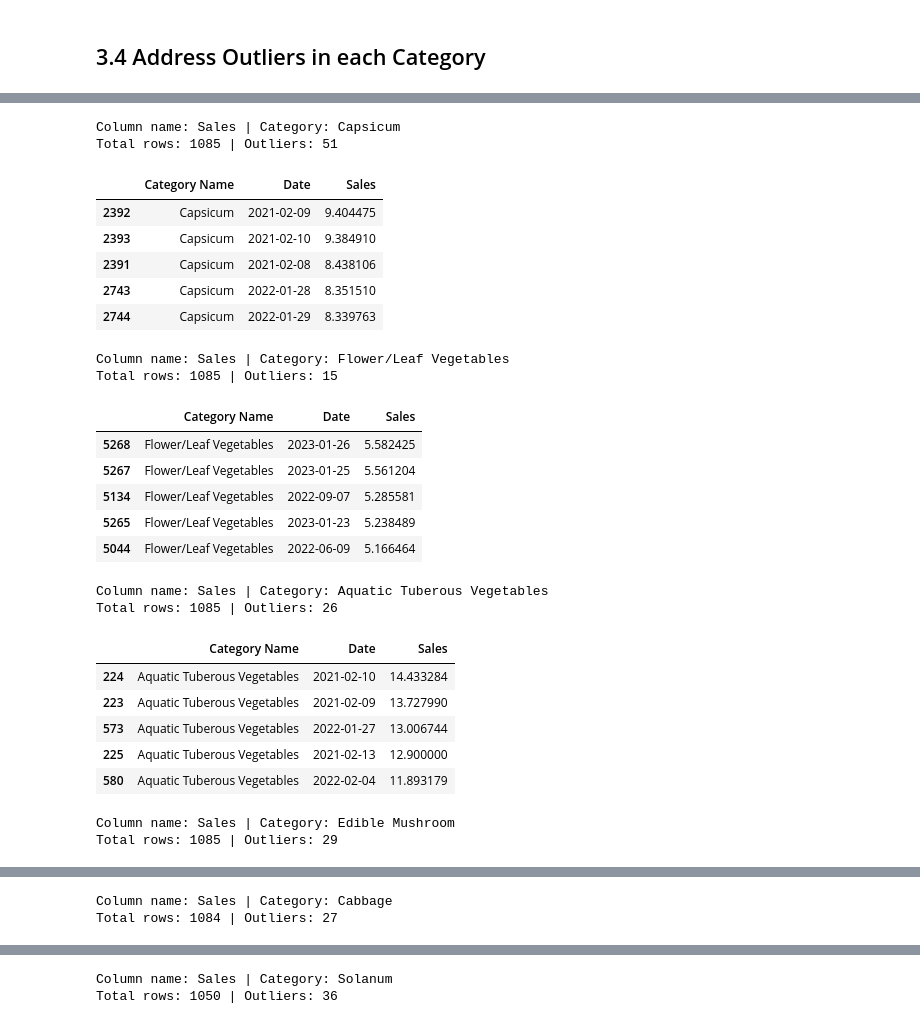
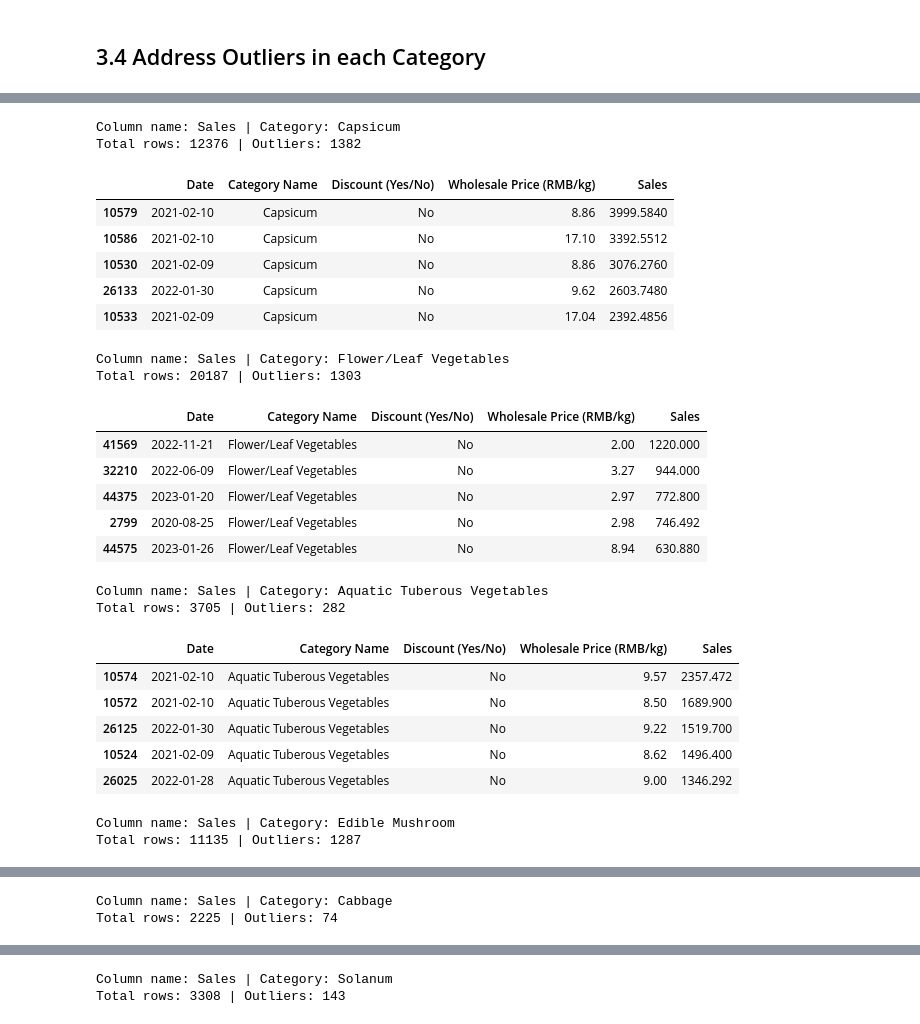
Before and after one commit to prattapong/Data-Science-Portfolio, a Jupyter notebook: Projects/Supermaket Sales Data/code/Exploratory Data Analysis.ipynb, the cells around one changed output, grey strips where cells are left out. Drawn from its saved outputs; the diff is of its cells as text; code cells hidden in the pictures.

```diff
--- a/Projects/Supermaket Sales Data/code/Exploratory Data Analysis.ipynb
+++ b/Projects/Supermaket Sales Data/code/Exploratory Data Analysis.ipynb
@@ -188,16 +189,0 @@ Number of Missing Dates: 45
-# %%
-df_merge['Sales'] = df_merge['Quantity Sold (kilo)'] * df_merge['Unit Selling Price (RMB/kg)']
-
-fig, ax = plt.subplots(1, 2, figsize=(25, 10))
-sns.barplot(data = df_merge.groupby('Category Name', as_index = False)['Unit Selling Price (RMB/kg)'].mean(),
-            y = 'Category Name',
-            x = 'Unit Selling Price (RMB/kg)',
-            ax = ax[0],)
-sns.barplot(data = df_loss.merge(df_item.drop('Item Name', axis = 1),
-                                 how = 'left',
-                                 on = 'Item Code').groupby('Category Name', as_index = False)['Loss Rate (%)'].mean(),
-            y = 'Category Name',
-            x = 'Loss Rate (%)',
-            ax = ax[1])
-plt.ylabel(False)
-plt.show()
@@ -216,0 +190,7 @@ plt.show()
+# %%
+# Create Sales column
+df_merge['Sales'] = df_merge['Unit Selling Price (RMB/kg)'] * df_merge['Quantity Sold (kilo)']
+
+# Aggregate as new table
+df_agg = df_merge.groupby(['Date', 'Category Name', 'Discount (Yes/No)', 'Wholesale Price (RMB/kg)'], as_index = False)['Sales'].sum()
+df_agg.head()
@@ -252,33 +239,33 @@ def get_outlier_rows(df: pd.DataFrame,
     display(outliers.sort_values(by = col, ascending = False).head())
 # %%
 for category in categories:
-    get_outlier_rows(df = df_merge.groupby(['Category Name', 'Date'], as_index = False)['Sales'].mean(),
+    get_outlier_rows(df = df_agg,
                      col = 'Sales',
                      category_name = category)
 # %% [output]
 Column name: Sales | Category: Capsicum
-Total rows: 1085 | Outliers: 51
+Total rows: 12376 | Outliers: 1382
-|  | Category Name | Date | Sales |
-| 2392 | Capsicum | 2021-02-09 | 9.404475 |
-| 2393 | Capsicum | 2021-02-10 | 9.384910 |
-| 2391 | Capsicum | 2021-02-08 | 8.438106 |
-| 2743 | Capsicum | 2022-01-28 | 8.351510 |
-| 2744 | Capsicum | 2022-01-29 | 8.339763 |
+|  | Date | Category Name | Discount (Yes/No) | Wholesale Price (RMB/kg) | Sales |
+| 10579 | 2021-02-10 | Capsicum | No | 8.86 | 3999.5840 |
+| 10586 | 2021-02-10 | Capsicum | No | 17.10 | 3392.5512 |
+| 10530 | 2021-02-09 | Capsicum | No | 8.86 | 3076.2760 |
+| 26133 | 2022-01-30 | Capsicum | No | 9.62 | 2603.7480 |
+| 10533 | 2021-02-09 | Capsicum | No | 17.04 | 2392.4856 |
 Column name: Sales | Category: Flower/Leaf Vegetables
-Total rows: 1085 | Outliers: 15
+Total rows: 20187 | Outliers: 1303
-|  | Category Name | Date | Sales |
-| 5268 | Flower/Leaf Vegetables | 2023-01-26 | 5.582425 |
-| 5267 | Flower/Leaf Vegetables | 2023-01-25 | 5.561204 |
-| 5134 | Flower/Leaf Vegetables | 2022-09-07 | 5.285581 |
-| 5265 | Flower/Leaf Vegetables | 2023-01-23 | 5.238489 |
-| 5044 | Flower/Leaf Vegetables | 2022-06-09 | 5.166464 |
+|  | Date | Category Name | Discount (Yes/No) | Wholesale Price (RMB/kg) | Sales |
+| 41569 | 2022-11-21 | Flower/Leaf Vegetables | No | 2.00 | 1220.000 |
+| 32210 | 2022-06-09 | Flower/Leaf Vegetables | No | 3.27 | 944.000 |
+| 44375 | 2023-01-20 | Flower/Leaf Vegetables | No | 2.97 | 772.800 |
+| 2799 | 2020-08-25 | Flower/Leaf Vegetables | No | 2.98 | 746.492 |
+| 44575 | 2023-01-26 | Flower/Leaf Vegetables | No | 8.94 | 630.880 |
 Column name: Sales | Category: Aquatic Tuberous Vegetables
-Total rows: 1085 | Outliers: 26
+Total rows: 3705 | Outliers: 282
-|  | Category Name | Date | Sales |
-| 224 | Aquatic Tuberous Vegetables | 2021-02-10 | 14.433284 |
-| 223 | Aquatic Tuberous Vegetables | 2021-02-09 | 13.727990 |
-| 573 | Aquatic Tuberous Vegetables | 2022-01-27 | 13.006744 |
-| 225 | Aquatic Tuberous Vegetables | 2021-02-13 | 12.900000 |
-| 580 | Aquatic Tuberous Vegetables | 2022-02-04 | 11.893179 |
+|  | Date | Category Name | Discount (Yes/No) | Wholesale Price (RMB/kg) | Sales |
+| 10574 | 2021-02-10 | Aquatic Tuberous Vegetables | No | 9.57 | 2357.472 |
+| 10572 | 2021-02-10 | Aquatic Tuberous Vegetables | No | 8.50 | 1689.900 |
+| 26125 | 2022-01-30 | Aquatic Tuberous Vegetables | No | 9.22 | 1519.700 |
+| 10524 | 2021-02-09 | Aquatic Tuberous Vegetables | No | 8.62 | 1496.400 |
+| 26025 | 2022-01-28 | Aquatic Tuberous Vegetables | No | 9.00 | 1346.292 |
 Column name: Sales | Category: Edible Mushroom
-Total rows: 1085 | Outliers: 29
+Total rows: 11135 | Outliers: 1287
@@ -291,2 +278,2 @@ Total rows: 1085 | Outliers: 29
 Column name: Sales | Category: Cabbage
-Total rows: 1084 | Outliers: 27
+Total rows: 2225 | Outliers: 74
@@ -299,2 +286,2 @@ Total rows: 1084 | Outliers: 27
 Column name: Sales | Category: Solanum
-Total rows: 1050 | Outliers: 36
+Total rows: 3308 | Outliers: 143
```
Also changed, not shown: parts of 17 cells of this notebook.
